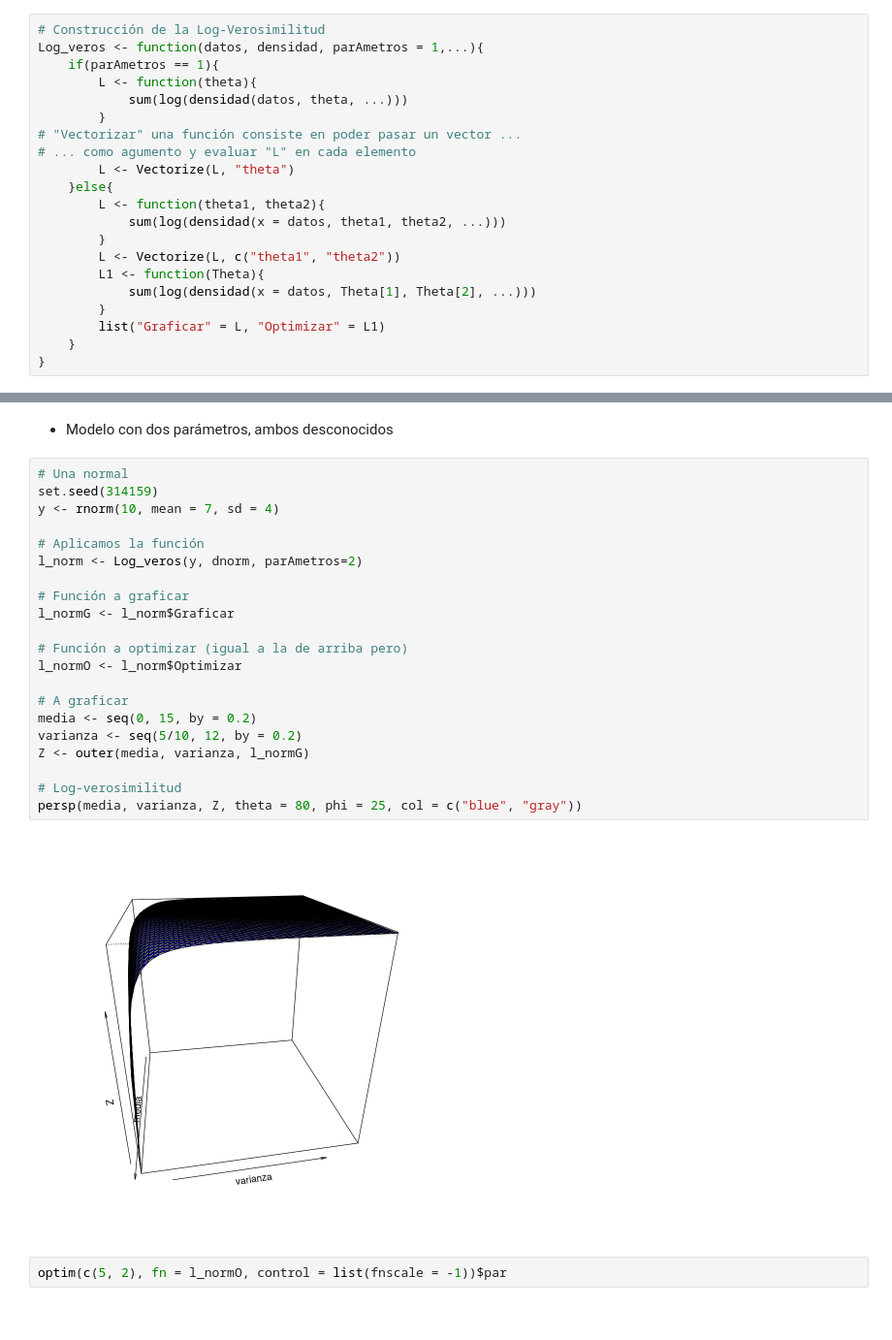
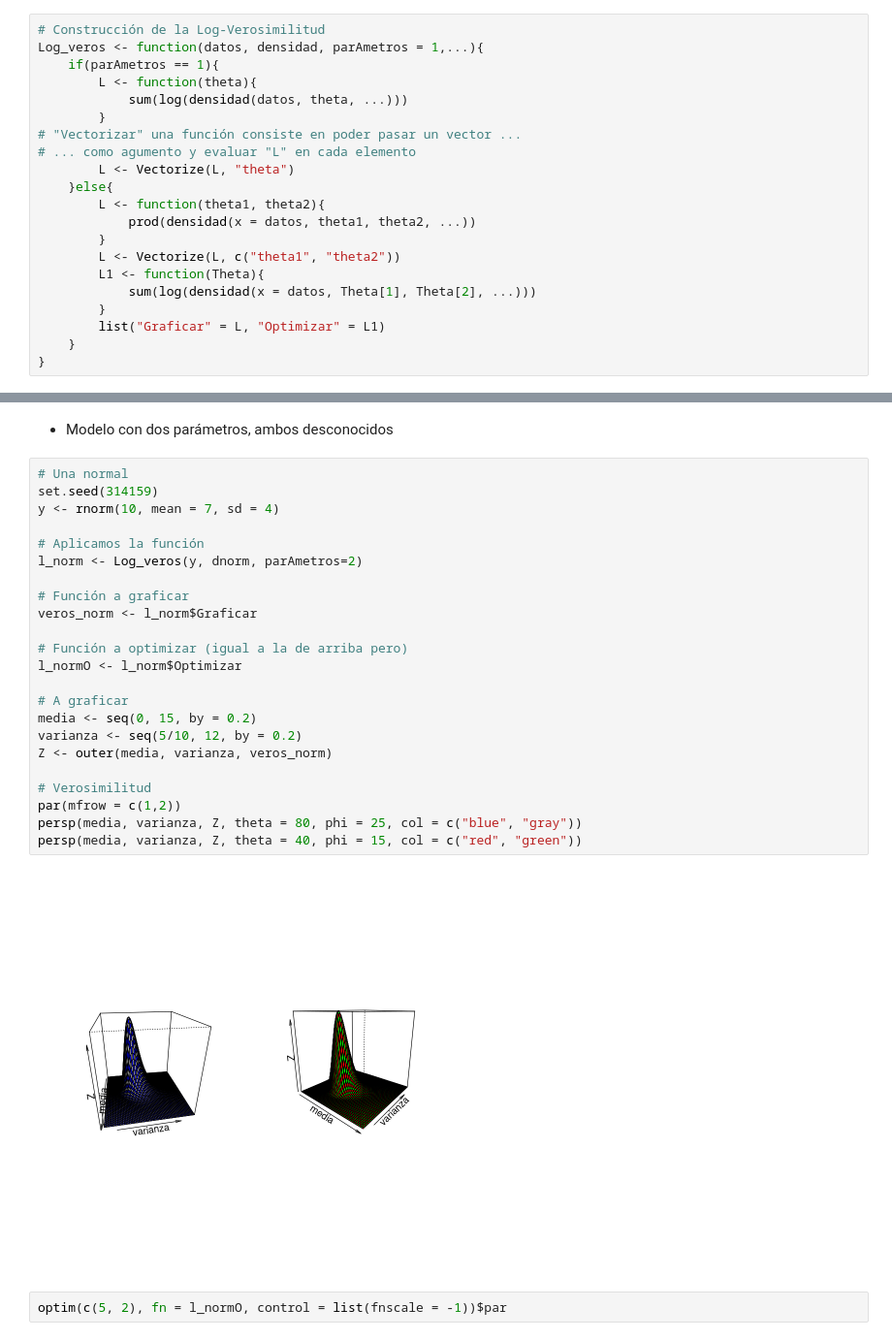
Before and after one commit to Daniel-Cendales/RegresiOn-LogIstica, a Jupyter notebook: Logistic_ression.ipynb, the cells around one changed output, grey strips where cells are left out. Shown at 97% size. Saved outputs shown, nothing was run; the diff lists cells and outputs as text.

Commit message:
Cambio en la función de verosimilitud

```diff
--- a/Logistic_ression.ipynb
+++ b/Logistic_ression.ipynb
@@ -128,7 +128,7 @@ Log_veros <- function(datos, densidad, parAmetros = 1,...){
         L <- Vectorize(L, "theta")
     }else{
         L <- function(theta1, theta2){
-            sum(log(densidad(x = datos, theta1, theta2, ...)))
+            prod(densidad(x = datos, theta1, theta2, ...))
         }
         L <- Vectorize(L, c("theta1", "theta2"))
         L1 <- function(Theta){
@@ -187,26 +187,28 @@ abline(v = media, col = "blue")
 # %%
 # Una normal
 set.seed(314159)
 y <- rnorm(10, mean = 7, sd = 4)
 
 # Aplicamos la función
 l_norm <- Log_veros(y, dnorm, parAmetros=2)
 
 # Función a graficar
-l_normG <- l_norm$Graficar
+veros_norm <- l_norm$Graficar
 
 # Función a optimizar (igual a la de arriba pero)
 l_normO <- l_norm$Optimizar
 
 # A graficar
 media <- seq(0, 15, by = 0.2)
 varianza <- seq(5/10, 12, by = 0.2)
-Z <- outer(media, varianza, l_normG)
+Z <- outer(media, varianza, veros_norm)
 
-# Log-verosimilitud
+# Verosimilitud
+par(mfrow = c(1,2))
 persp(media, varianza, Z, theta = 80, phi = 25, col = c("blue", "gray"))
+persp(media, varianza, Z, theta = 40, phi = 15, col = c("red", "green"))
 # %% [output]
-[figure, old version]
+[figure, new version]
 # %%
 optim(c(5, 2), fn = l_normO, control = list(fnscale = -1))$par
 # %% [output]
```
